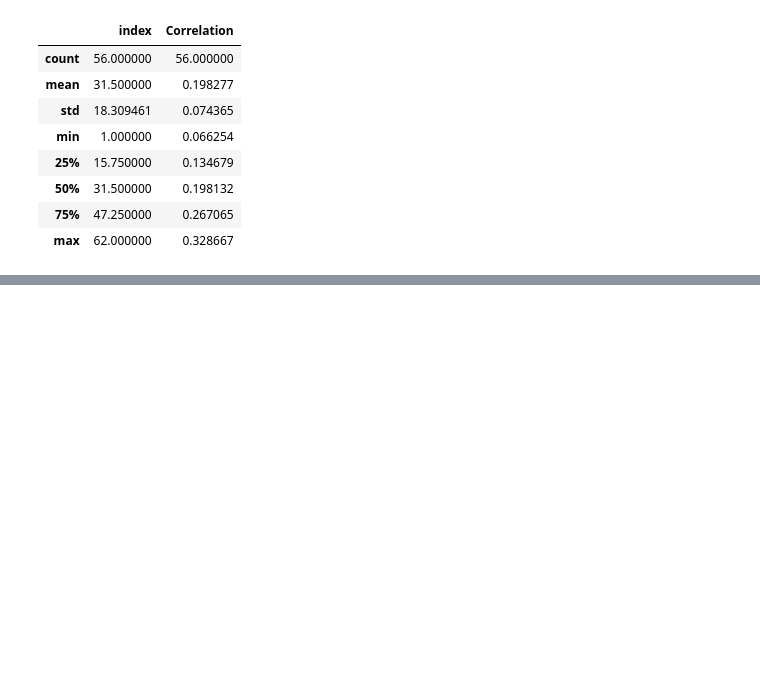
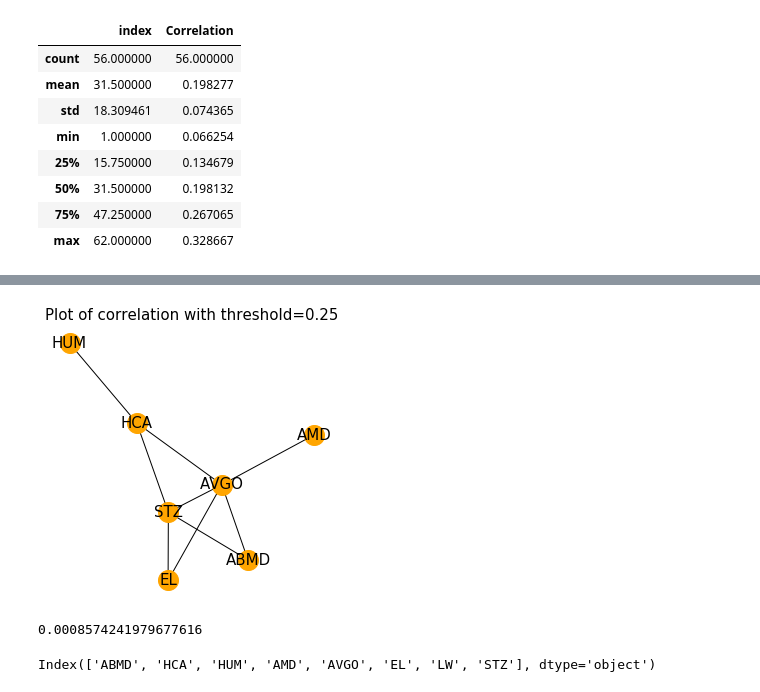
Before and after one commit to yhl116/FSPCW, a Jupyter notebook: part5/Graphs in Finance.ipynb, the cells around one changed output, grey strips where cells are left out. Cells and saved outputs as stored; diff of their text form; code cells hidden in the pictures; blank space fills up the shorter version.

```diff
--- a/part5/Graphs in Finance.ipynb
+++ b/part5/Graphs in Finance.ipynb
@@ -428,0 +355,19 @@ correlation_stack.plot.hist(bins = 12)
+# %%
+# it is seen that there is a spike in density at about the 0.25 correlation mark, hence for better visualisation
+# the threshold is set at 0.25
+
+draw_correlation_graph(chosen_stock_return, threshold=0.25)
+plt.savefig("images//correlation_graph")
+# %% [output]
+[figure, added]
+# %%
+#question4
+
+from sklearn.metrics import mean_squared_error as mse
+mse(chosen_stock_return["ABMD"], chosen_stock_return["HCA"])
+# %% [output]
+0.0008574241979677616
+# %%
+chosen_stock_return.columns
+# %% [output]
+Index(['ABMD', 'HCA', 'HUM', 'AMD', 'AVGO', 'EL', 'LW', 'STZ'], dtype='object')
```
Also changed, not shown: parts of 12 cells of this notebook, 4 other files.
